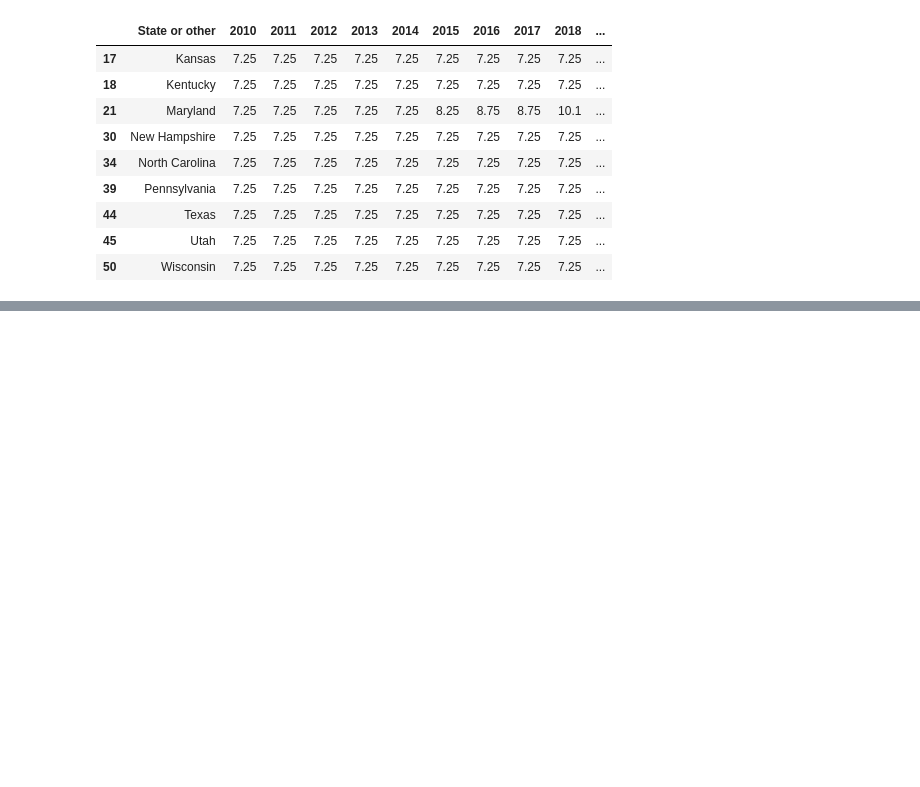
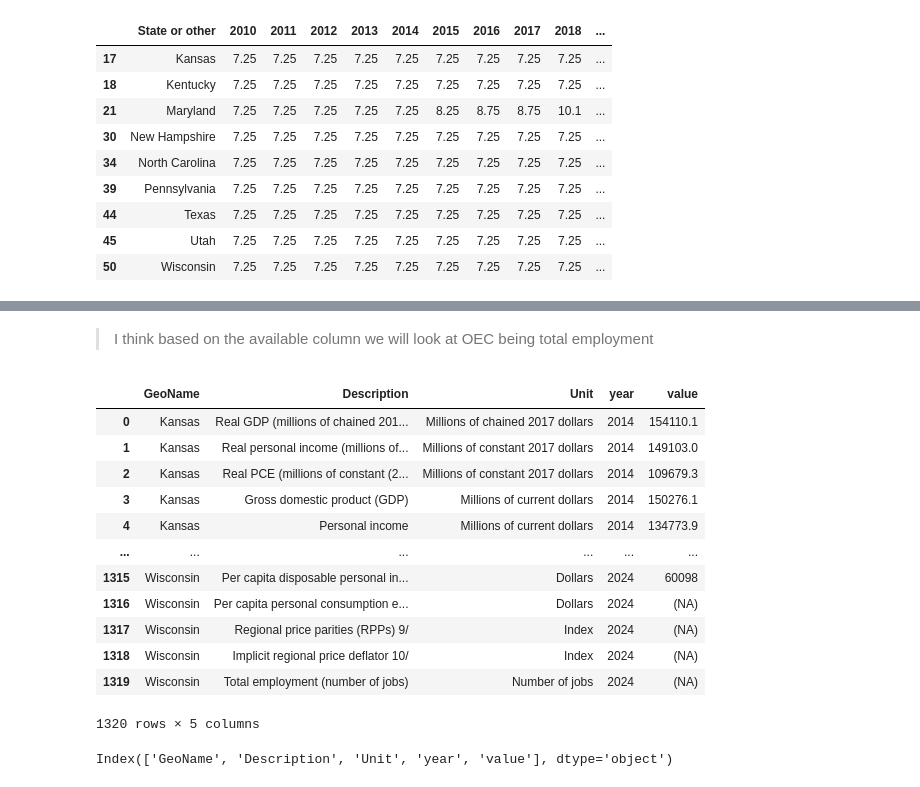
Before and after one commit to khaeuss808/UDS_FinalProject, a Jupyter notebook: FINALproject.ipynb, the cells around one changed output, grey strips where cells are left out. Drawn from its saved outputs; the diff is of its cells as text; code cells hidden in the pictures; blank space fills up the shorter version.

```diff
--- a/FINALproject.ipynb
+++ b/FINALproject.ipynb
@@ -182,10 +182,6 @@ control_df = control_df.drop(
         "2007",
         "2008",
         "2009",
-        "2010",
-        "2011",
-        "2012",
-        "2013",
     ],
     axis=1,
 )
@@ -204,10 +200,6 @@ treated_df = treated_df.drop(
         "2007",
         "2008",
         "2009",
-        "2010",
-        "2011",
-        "2012",
-        "2013",
     ],
     axis=1,
 )
@@ -344,0 +360,30 @@ minimumwage_df
+# %% [markdown]
+> I think based on the available column we will look at OEC being total employment
+# %%
+# melting this too
+control_long = control_df.melt(
+    id_vars=["GeoName", "Description", "Unit"], var_name="year", value_name="value"
+)
+
+# just make sure its an int since that was weird earlier
+control_long["year"] = control_long["year"].astype(int)
+
+control_long
+# %% [output]
+|  | GeoName | Description | Unit | year | value |
+| 0 | Kansas | Real GDP (millions of chained 201... | Millions of chained 2017 dollars | 2014 | 154110.1 |
+| 1 | Kansas | Real personal income (millions of... | Millions of constant 2017 dollars | 2014 | 149103.0 |
+| 2 | Kansas | Real PCE (millions of constant (2... | Millions of constant 2017 dollars | 2014 | 109679.3 |
+| 3 | Kansas | Gross domestic product (GDP) | Millions of current dollars | 2014 | 150276.1 |
+| 4 | Kansas | Personal income | Millions of current dollars | 2014 | 134773.9 |
+| ... | ... | ... | ... | ... | ... |
+| 1315 | Wisconsin | Per capita disposable personal in... | Dollars | 2024 | 60098 |
+| 1316 | Wisconsin | Per capita personal consumption e... | Dollars | 2024 | (NA) |
+| 1317 | Wisconsin | Regional price parities (RPPs) 9/ | Index | 2024 | (NA) |
+| 1318 | Wisconsin | Implicit regional price deflator 10/ | Index | 2024 | (NA) |
+| 1319 | Wisconsin | Total employment (number of jobs) | Number of jobs | 2024 | (NA) |
+1320 rows × 5 columns
+# %%
+control_long.columns
+# %% [output]
+Index(['GeoName', 'Description', 'Unit', 'year', 'value'], dtype='object')
```
Also changed, not shown: parts of 8 cells of this notebook.
